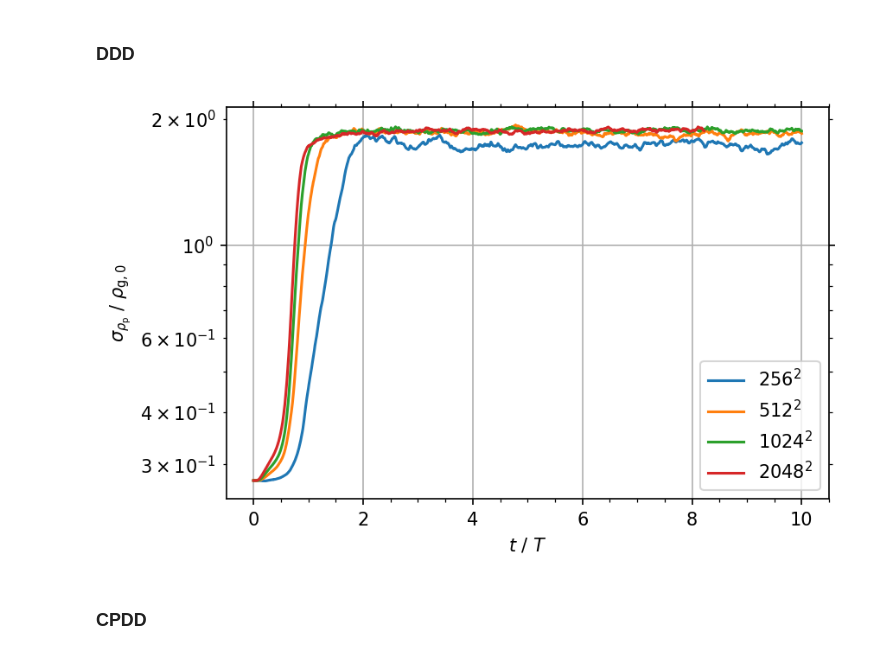
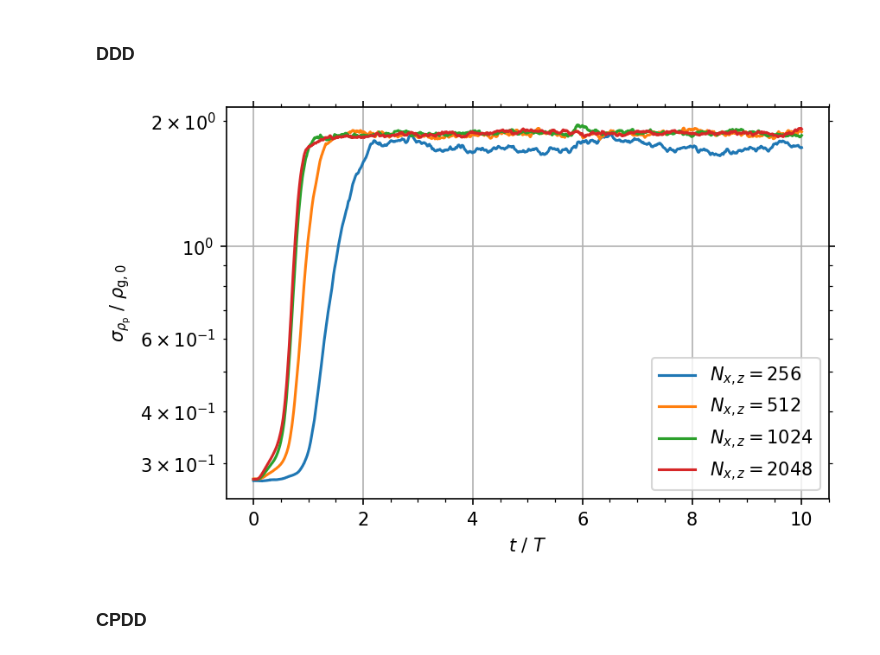
Before and after one commit to sabaronett/streaming-instability, a Jupyter notebook: ipynb/ResStudy.ipynb, the cells around one changed output. Cells and saved outputs as stored; diff of their text form; code cells hidden in the pictures.

```diff
--- a/ipynb/ResStudy.ipynb
+++ b/ipynb/ResStudy.ipynb
@@ -19,21 +19,22 @@ $\epsilon=1.0$
 # %%
 fig, ax = plt.subplots(dpi=150)
 run = 'AB'
+Pi = '0.05'
 ress = ['256', '512', '1024', '2048']
 
 for res in ress:
-    hst = athena_read.hst('../nonlinear/Pi/%s/0.05/%s/output/SI.hst'%(run, res))
+    hst = athena_read.hst('../unstrat/%s/%s/%s/output/SI.hst'%(run, Pi, res))
     times = hst['time']
     rhop_amps = np.sqrt(hst['drhop2'] - hst['drhop']**2)
-    ax.semilogy(times, rhop_amps, label=res+r'$^2$')
+    ax.semilogy(times, rhop_amps, label=r'$N_{x,z}=$'+res)
 
 ax.grid()
 ax.legend()
 ax.minorticks_on()
 ax.set(xlabel=r'$t$ / $T$', ylabel=r'$\sigma_{\rho_\mathrm{p}}$ / $\rho_\mathrm{g,0}$')
 ax.tick_params(axis='both', which='both', top=True, right=True)
 # %% [output]
-[figure, old version]
+[figure, new version]
 # %% [markdown]
 ### CPDD
 # %%
```
Also changed, not shown: parts of 4 cells of this notebook, 12 other files.
